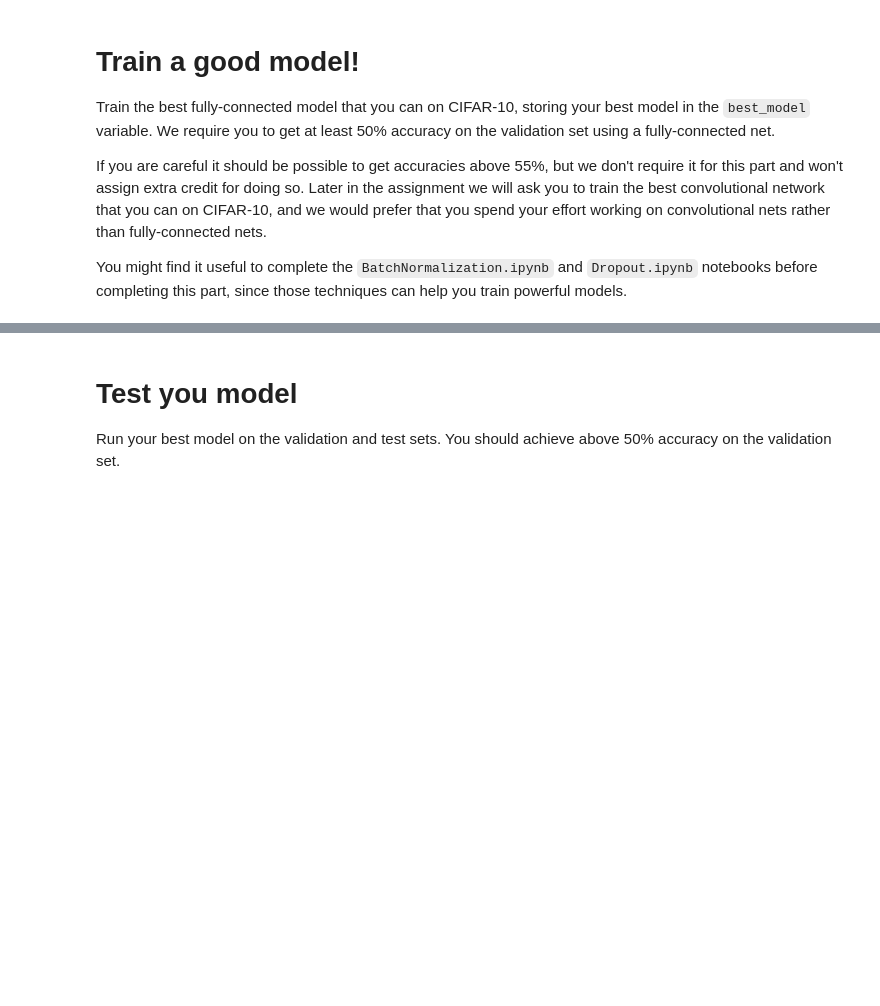
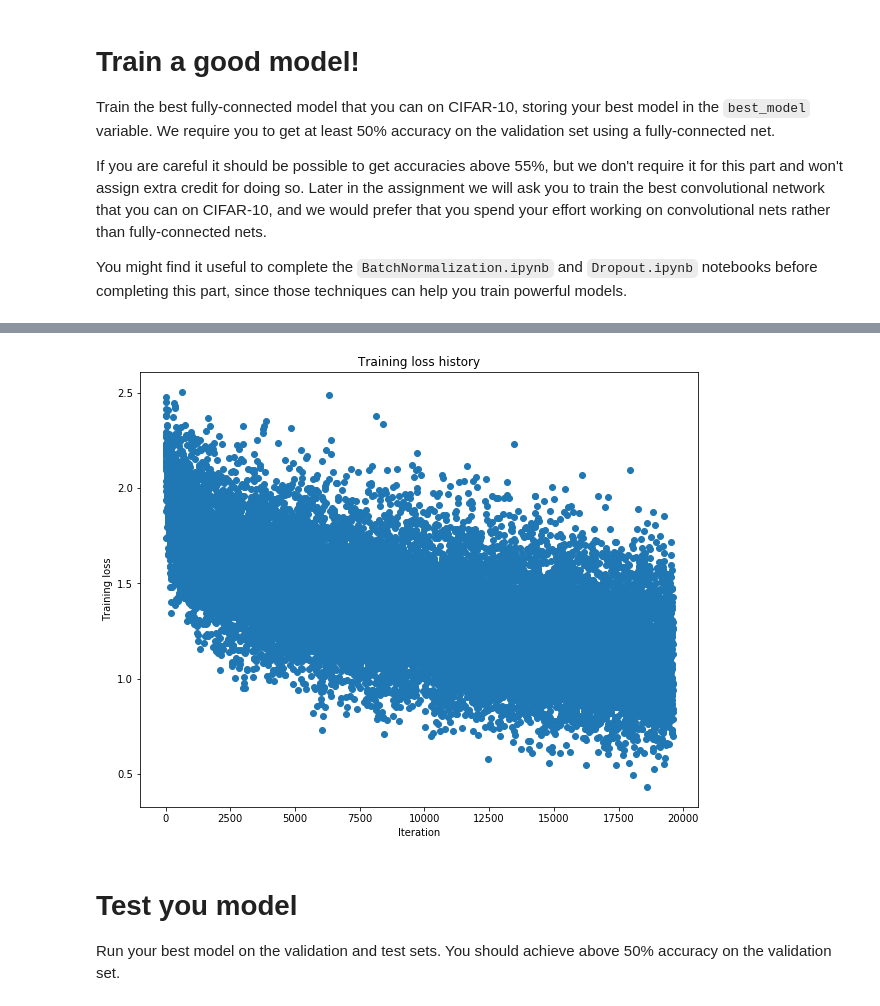
Before and after one commit to amuier/assigment2, a Jupyter notebook: FullyConnectedNets.ipynb, the cells around one changed output, grey strips where cells are left out. Cells and saved outputs as stored; diff of their text form; code cells hidden in the pictures; blank space fills up the shorter version.

```diff
--- a/FullyConnectedNets.ipynb
+++ b/FullyConnectedNets.ipynb
@@ -777,7 +832,31 @@ best_model = None
 # batch normalization and dropout useful. Store your best model in the         #
 # best_model variable.                                                         #
 ################################################################################
+#lr 2.091540e-03 ws 6.905279e-02 train accuracy: 1.000000
 
+
+hidden_dims = [100, 100, 100, 100]
+learning_rate = 1.189928e-03
+weight_scale =  2.695424e-02
+model = FullyConnectedNet(hidden_dims,
+                weight_scale=weight_scale, use_batchnorm=False, dtype=np.float64)
+solver = Solver(model, data,
+                print_every=100, num_epochs=10, batch_size=25,
+                update_rule='adam',
+                optim_config={
+                  'learning_rate': learning_rate,
+                },
+                lr_decay=0.9
+         )
+solver.train()
+
+best_model = model
+plt.plot(solver.loss_history, 'o')
+plt.title('Training loss history')
+plt.xlabel('Iteration')
+plt.ylabel('Training loss')
+plt.show()
 ################################################################################
 #                              END OF YOUR CODE                                #
 ################################################################################
+# %% [output]
@@ -784,3 +880,4 @@ best_model = None
+[figure, added]
 # %% [markdown]
 # Test you model
 Run your best model on the validation and test sets. You should achieve above 50% accuracy on the validation set.
```
Also changed, not shown: parts of 12 cells of this notebook, 6 other files.
